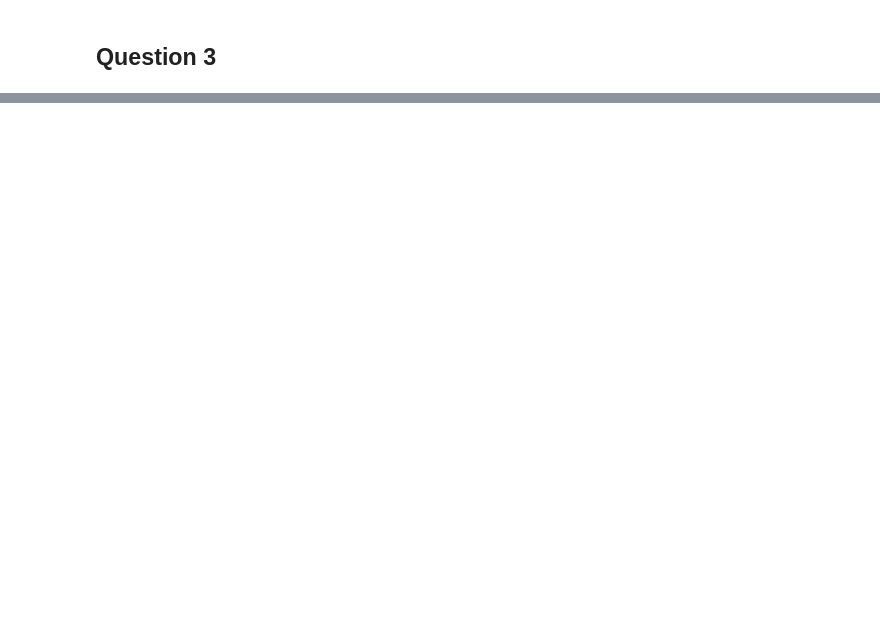
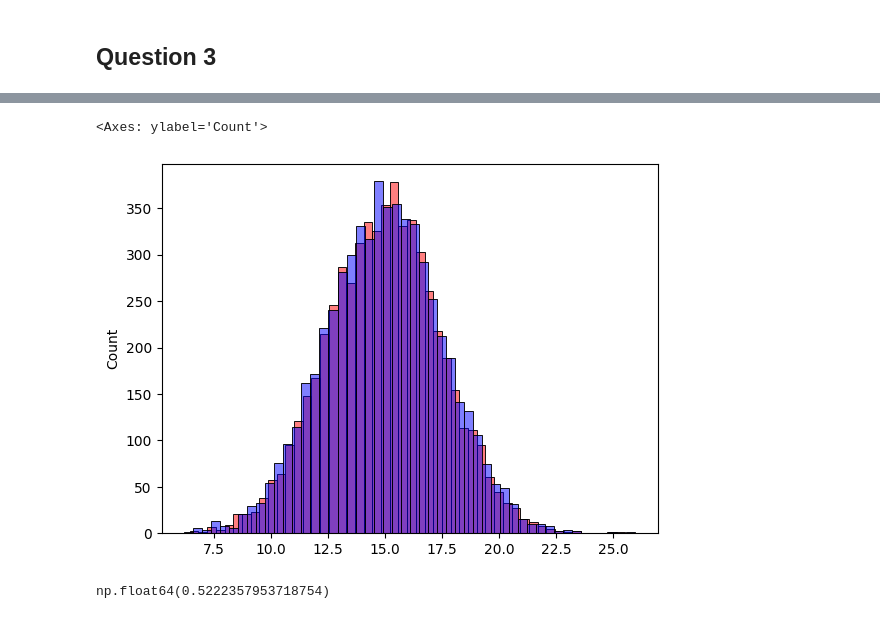
Before and after one commit to moolajide06/machine-learning-zoomcamp-homework-2025, a Jupyter notebook: 02-regression/hw2.ipynb, the cells around one changed output, grey strips where cells are left out. Cells and saved outputs as stored; diff of their text form; code cells hidden in the pictures; blank space fills up the shorter version.

```diff
--- a/02-regression/hw2.ipynb
+++ b/02-regression/hw2.ipynb
@@ -140,4 +149,4 @@ def prepare_X_fill_0(df):
     X = df.values
     return X
 # %%
-X_train = prepare_X_fill_0(df_train)
+X_train_fill_0 = prepare_X_fill_0(df_train)
@@ -146,0 +164,29 @@ AttributeError: 'numpy.ndarray' object has no attribute 'isnull'
+# %%
+def train_linear_regression(X, y):
+    ones = np.ones(X.shape[0])
+    X = np.column_stack([ones, X])
+
+    XTX = X.T.dot(X)
+    XTX_inv = np.linalg.inv(XTX)
+    w_full = XTX_inv.dot(X.T).dot(y)
+
+    return w_full[0], w_full[1:]
+# %%
+w0, w = train_linear_regression(X_train_fill_0, y_train)
+# %%
+y_pred = w0 + X_train_fill_0.dot(w)
+# %%
+sns.histplot(y_pred, color='red', alpha=0.5, bins=50)
+sns.histplot(y_train, color='blue', alpha=0.5, bins=50)
+# %% [output]
+<Axes: ylabel='Count'>
+[figure, added]
+# %%
+def rmse(y, y_pred):
+    se = (y - y_pred) ** 2
+    mse = se.mean()
+    return np.sqrt(mse)
+
+rmse(y_train, y_pred)
+# %% [output]
+np.float64(0.5222357953718754)
```
Also changed, not shown: parts of 13 cells of this notebook.
